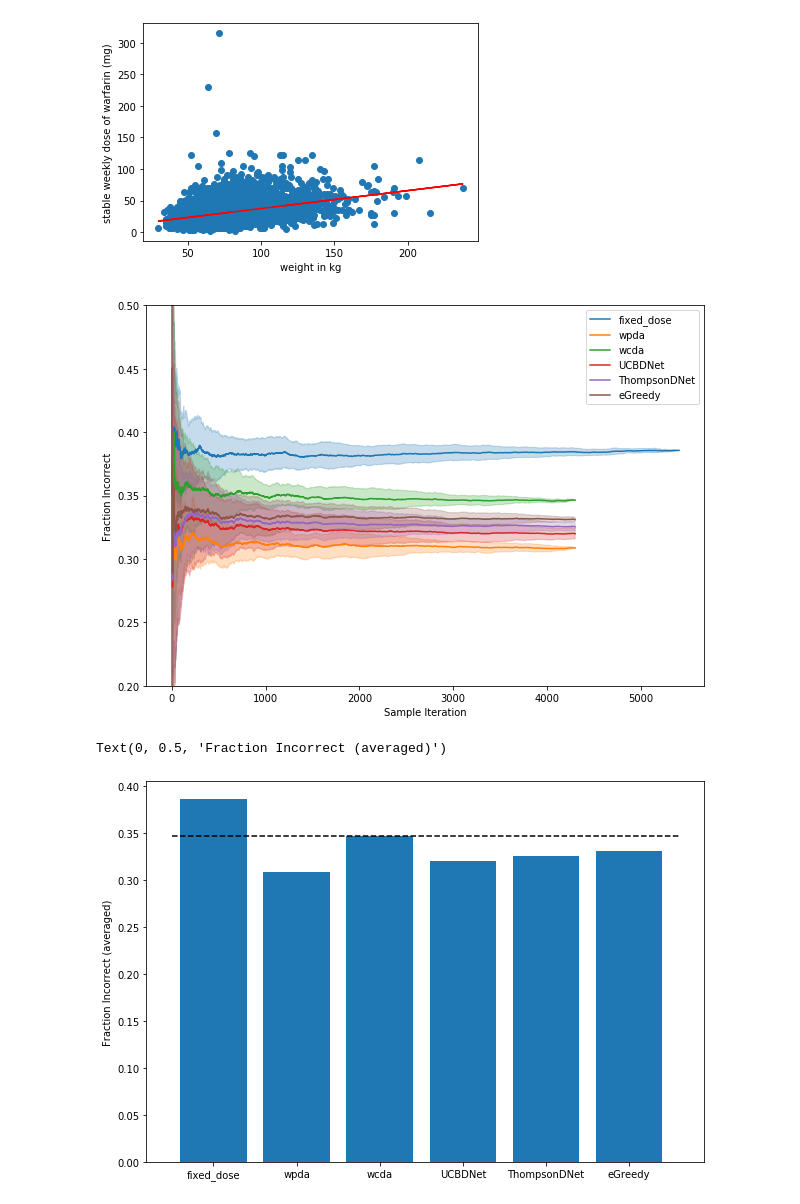
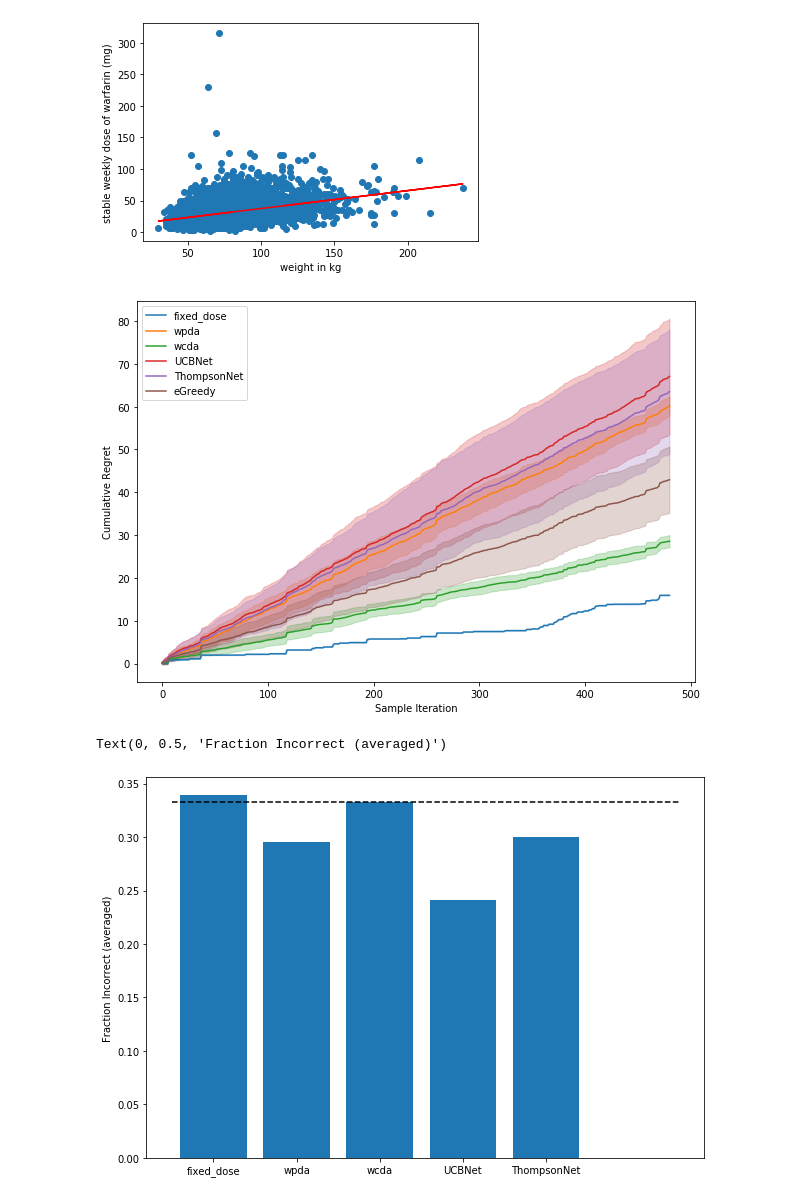
Before and after one commit to camiloaruiz/rl-warfarin, a Jupyter notebook: 2020.02.29 Baselines.ipynb, the cells around one changed output. Cells and saved outputs as stored; diff of their text form; code cells hidden in the pictures.

Commit message:
figuring out true beta

```diff
--- a/2020.02.29 Baselines.ipynb
+++ b/2020.02.29 Baselines.ipynb
@@ -70,32 +70,38 @@ plt.show()
 # %%
 import numpy as np
 import matplotlib.pyplot as plt
+
 ##Plotting
-models = ["fixed_dose", "wpda", "wcda","UCBDNet", "ThompsonDNet","eGreedy"]
+regret = True #true for regret plot, False for frac incorrect
+
+models = ["fixed_dose", "wpda", "wcda","UCBNet", "ThompsonNet","eGreedy"]
 model_performance = []
 colors = ["C%d" % i for i in range(10)]
 plt.rcParams["figure.figsize"] = (10,7)
 for i,model in enumerate(models):
-    #data_list = np.load("data/"+ model+"_regret.npy")
-    data_list = np.load("data/"+ model+"_frac_incorrect.npy")
+    data_list = np.load("data/"+ model+"_regret.npy") if regret else np.load("data/"+ model+"_frac_incorrect.npy")
     mean = np.mean(data_list,axis=0)
-    model_performance.append(mean[-1])
+    if not regret: model_performance.append(mean[-1])
     x = range(len(mean))
     std = np.std(data_list,axis=0)
     #print(np.mean(std))
     plt.plot(x,mean,color=colors[i],label=model)
     plt.fill_between(x, mean - std, mean + std, color=colors[i],alpha=0.25)
 plt.legend()
-#plt.ylabel("Cumulative Regret")
-plt.ylabel("Fraction Incorrect")
 plt.xlabel("Sample Iteration")
-plt.ylim([.2,.5])
+if regret:
+    plt.ylabel("Cumulative Regret")
+    plt.savefig("regret_for_models")
+    #plt.xlim([0,500])
+    #plt.ylim([0,200])
+else:
+    plt.ylim([.1,.5])
+    plt.ylabel("Fraction Incorrect")
+    plt.savefig("frac_incorrect")
 
-#plt.savefig("regret_for_models")
-plt.savefig("frac_incorrect")
 plt.show()
 # %% [output]
-[figure, old version]
+[figure, new version]
 # %%
 plt.bar(models,model_performance)
 baseline = model_performance[models.index("wcda")]
@@ -103,4 +109,4 @@ plt.hlines(baseline,-.5,5.6,linestyles="dashed",color='k')
 plt.ylabel("Fraction Incorrect (averaged)")
 # %% [output]
 Text(0, 0.5, 'Fraction Incorrect (averaged)')
-[figure, old version]
+[figure, new version]
```
Also changed, not shown: 3 other files.
